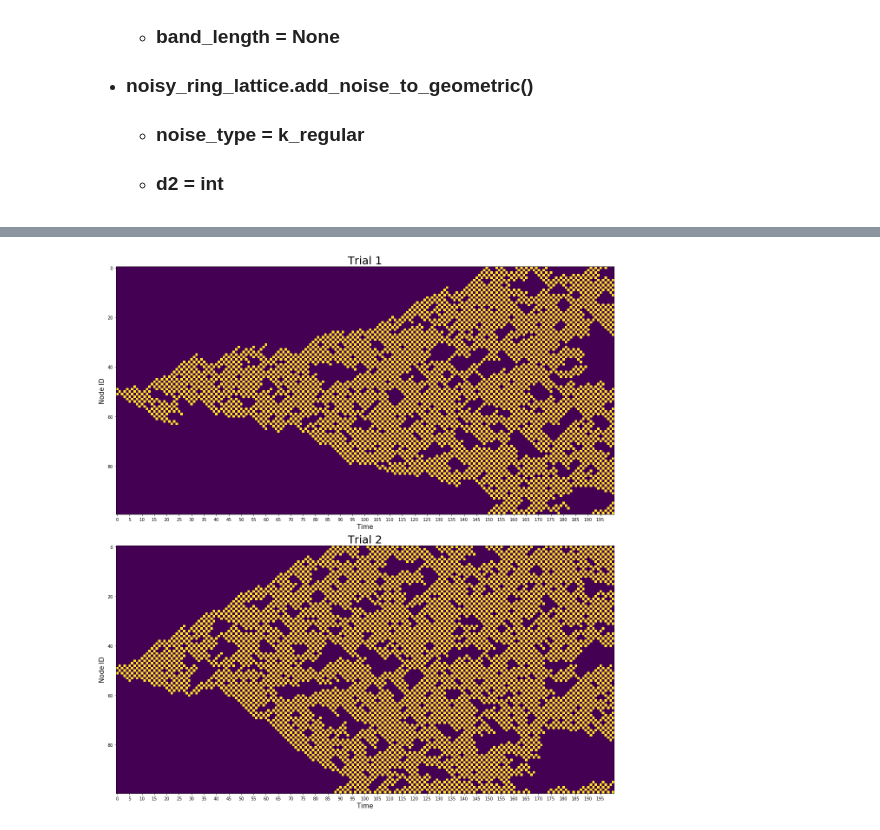
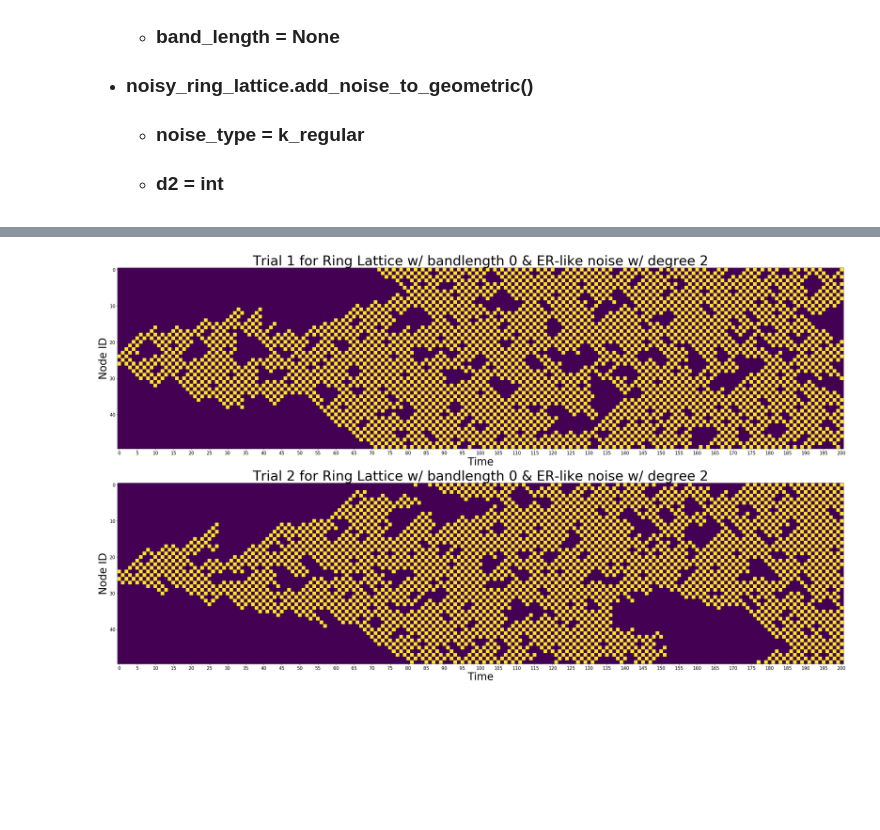
Before and after one commit to ulgenklc/Complex-Contagions, a Jupyter notebook: Excitations_python/geometric_network.ipynb, the cells around one changed output, grey strips where cells are left out. Saved outputs shown, nothing was run; the diff lists cells and outputs as text; code cells hidden in the pictures; blank space fills up the shorter version.

```diff
--- a/Excitations_python/geometric_network.ipynb
+++ b/Excitations_python/geometric_network.ipynb
@@ -328,4 +350,4 @@ x_2, first_exct2 = banded_ring_latt.run_excitation(p = p, pstart = pstart, T = T
 # %%
-x_1, first_exct = ring_latt.run_excitation(p = p, pstart = pstart, T = T, Trials = Trials, seed = seed, threshold = threshold)
+first_excitation_times3 = ring_latt_er_noise.run_excitation(Trials, p, pstart, T, seed, threshold)
 # %% [output]
-[figure, old version]
+[figure, new version]
```
Also changed, not shown: parts of 16 cells of this notebook, 1 other file.
